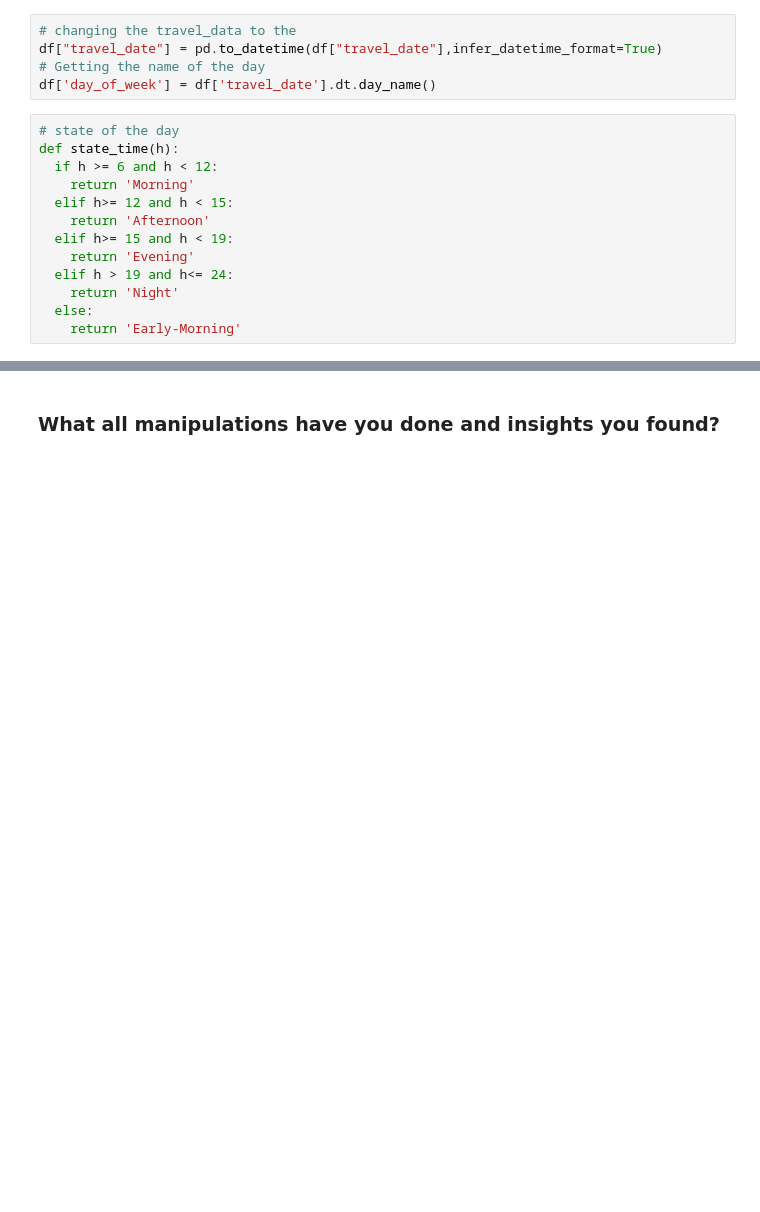
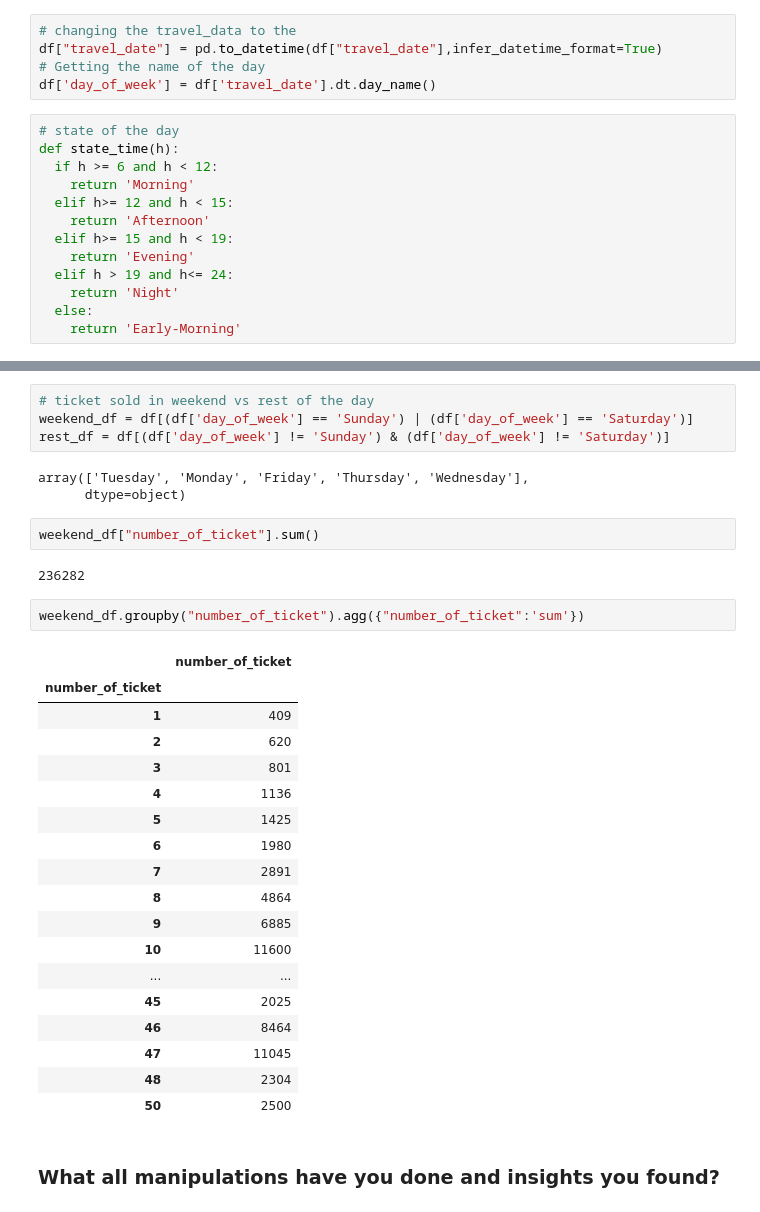
Before and after one commit to maxashoka3/Transport-Demand-Prediction, a Jupyter notebook: Transport_Demand_Prediction.ipynb, the cells around one changed output, grey strips where cells are left out. Saved outputs shown, nothing was run; the diff lists cells and outputs as text; blank space fills up the shorter version.

```diff
--- a/Transport_Demand_Prediction.ipynb
+++ b/Transport_Demand_Prediction.ipynb
@@ -384,3 +394,35 @@ AttributeError: ignored
+# %%
+# ticket sold in weekend vs rest of the day
+weekend_df = df[(df['day_of_week'] == 'Sunday') | (df['day_of_week'] == 'Saturday')]
+rest_df = df[(df['day_of_week'] != 'Sunday') & (df['day_of_week'] != 'Saturday')]
+# %% [output]
+array(['Tuesday', 'Monday', 'Friday', 'Thursday', 'Wednesday'],
+      dtype=object)
+# %%
+weekend_df["number_of_ticket"].sum()
+# %% [output]
+236282
+# %%
+weekend_df.groupby("number_of_ticket").agg({"number_of_ticket":'sum'})
+# %% [output]
+|  | number_of_ticket |
+| number_of_ticket |  |
+| 1 | 409 |
+| 2 | 620 |
+| 3 | 801 |
+| 4 | 1136 |
+| 5 | 1425 |
+| 6 | 1980 |
+| 7 | 2891 |
+| 8 | 4864 |
+| 9 | 6885 |
+| 10 | 11600 |
+| ... | ... |
+| 45 | 2025 |
+| 46 | 8464 |
+| 47 | 11045 |
+| 48 | 2304 |
+| 50 | 2500 |
 # %% [markdown]
 ### What all manipulations have you done and insights you found?
 # %% [markdown]
```
Also changed, not shown: parts of 5 cells of this notebook.
